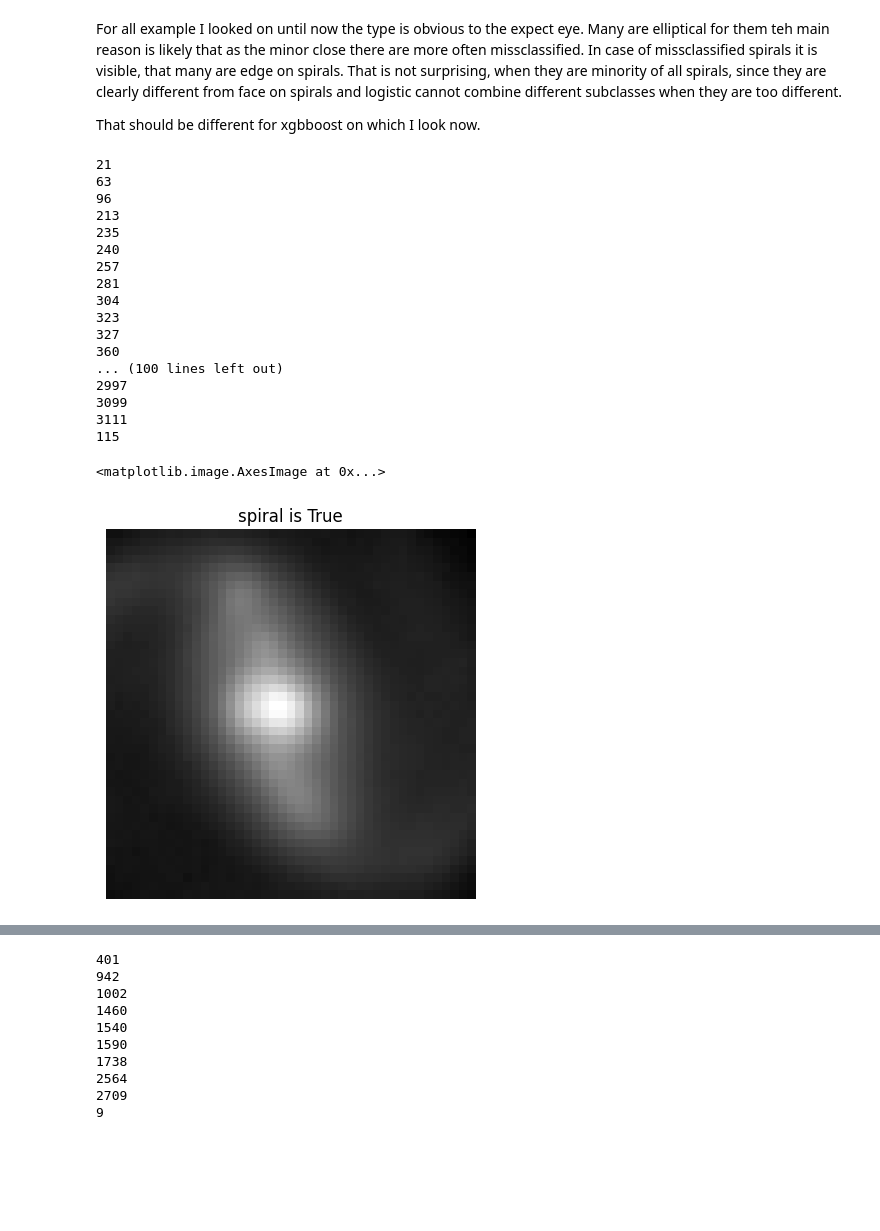
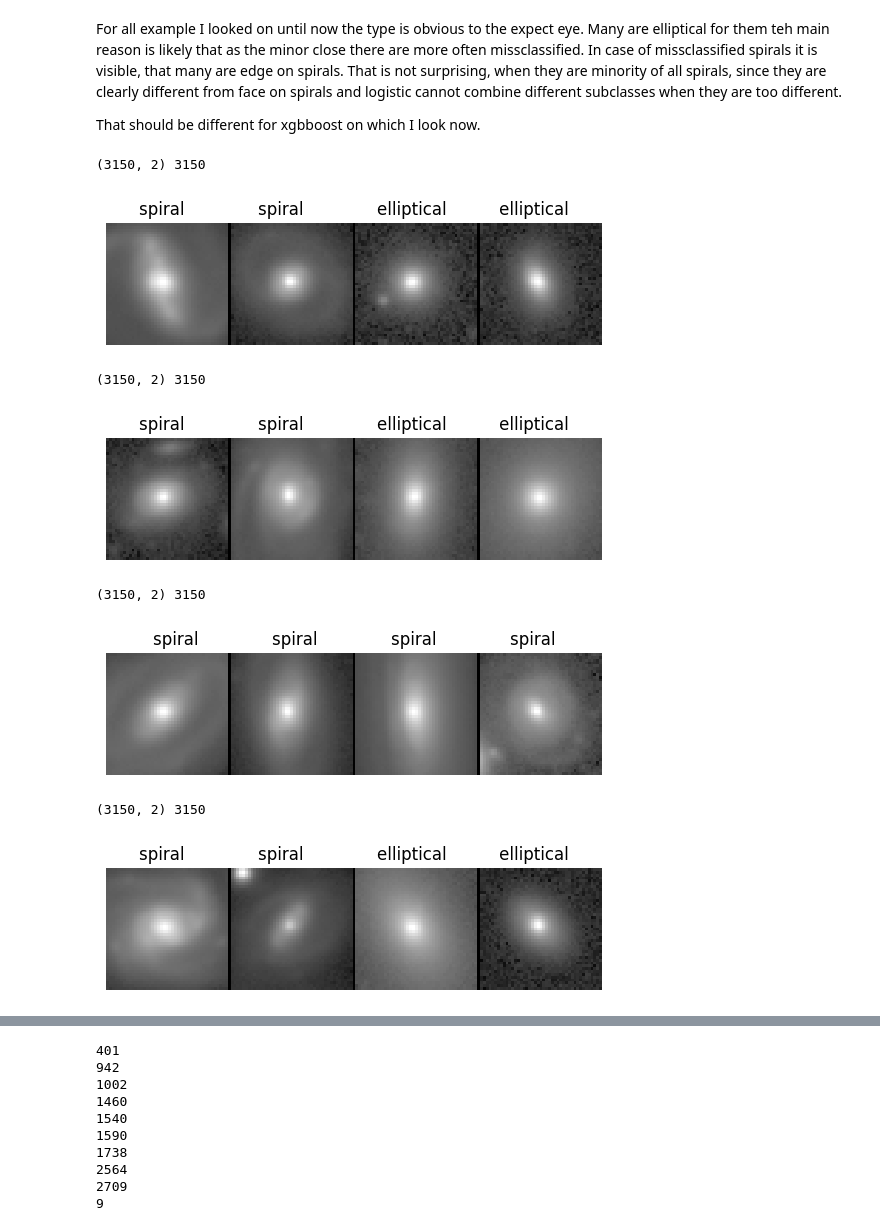
Before and after one commit to tkfritz/astro_images, a Jupyter notebook: galaxy_type_fit2.ipynb, the cells around one changed output, grey strips where cells are left out. Cells and saved outputs as stored; diff of their text form; code cells hidden in the pictures; blank space fills up the shorter version.

Commit message:
Improving part on galaxy images and improve run_loop_torch2b

```diff
--- a/galaxy_type_fit2.ipynb
+++ b/galaxy_type_fit2.ipynb
@@ -1593,36 +1760,25 @@ plot_images(image_test,target_test,c_test_pred,[12,13,14,15],prediction2=l_test_
 For all example I looked on until now the type is obvious to the expect eye. Many are elliptical for them teh main reason is likely that as the minor close there are more often  missclassified. In case of missclassified spirals it is visible, that many are edge on spirals. That is not surprising, when they are minority of all spirals, since they are clearly different from face on spirals and logistic cannot combine different subclasses when they are too different.
 
 That should be different for xgbboost on which I look now.
+# %%
+plot_images(image_test,target_test,c_test_pred,[0,1,2,3],prediction2=x_test_pred[:,0],scale=0.25)
+# %% [output]
+(3150, 2) 3150
+[figure, added]
 # %%
-c=0
-for i in range(len(x_test_pred)):
-    if round(c_test_pred[i])==target_test[i] and round(c_test_pred[i])==round(x_test_pred[i,0]):
-        print(i)
-        c+=1
-print(c)
+plot_images(image_test,target_test,c_test_pred,[4,5,6,7],prediction2=x_test_pred[:,0],scale=0.25)
+#first is maybe not a spiral
 # %% [output]
-21
-63
-96
-213
-235
-240
-257
-281
-304
-323
-327
-360
-... (100 lines left out)
-2997
-3099
-3111
-115
+(3150, 2) 3150
+[figure, added]
+# %%
+plot_images(image_test,target_test,c_test_pred,[8,9,10,11],prediction2=x_test_pred[:,0],scale=0.25)
+#second and third maybe not a spiral per eye
+# %% [output]
+(3150, 2) 3150
+[figure, added]
 # %%
-ids=21
-plt.axis('off')
-plt.title(f"spiral is {bool(target_test[ids])}")
-plt.imshow(abs(image_test[ids,0,:,:])**0.25,cmap=cm.gray, interpolation='nearest')
+plot_images(image_test,target_test,c_test_pred,[12,13,14,15],prediction2=x_test_pred[:,0],scale=0.25)
 # %% [output]
-<matplotlib.image.AxesImage at 0x...>
+(3150, 2) 3150
-[figure, old version]
+[figure, new version]
```
Also changed, not shown: parts of 97 cells of this notebook.
